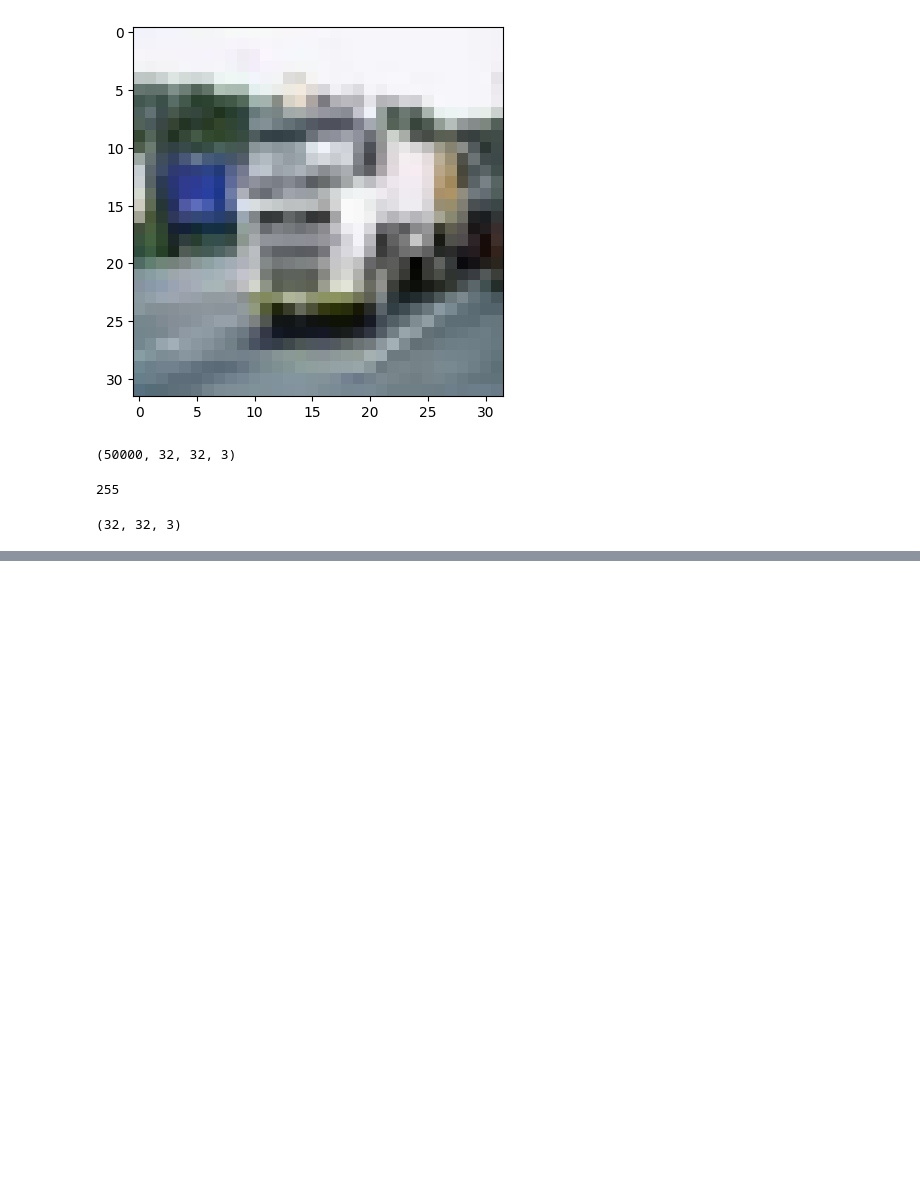
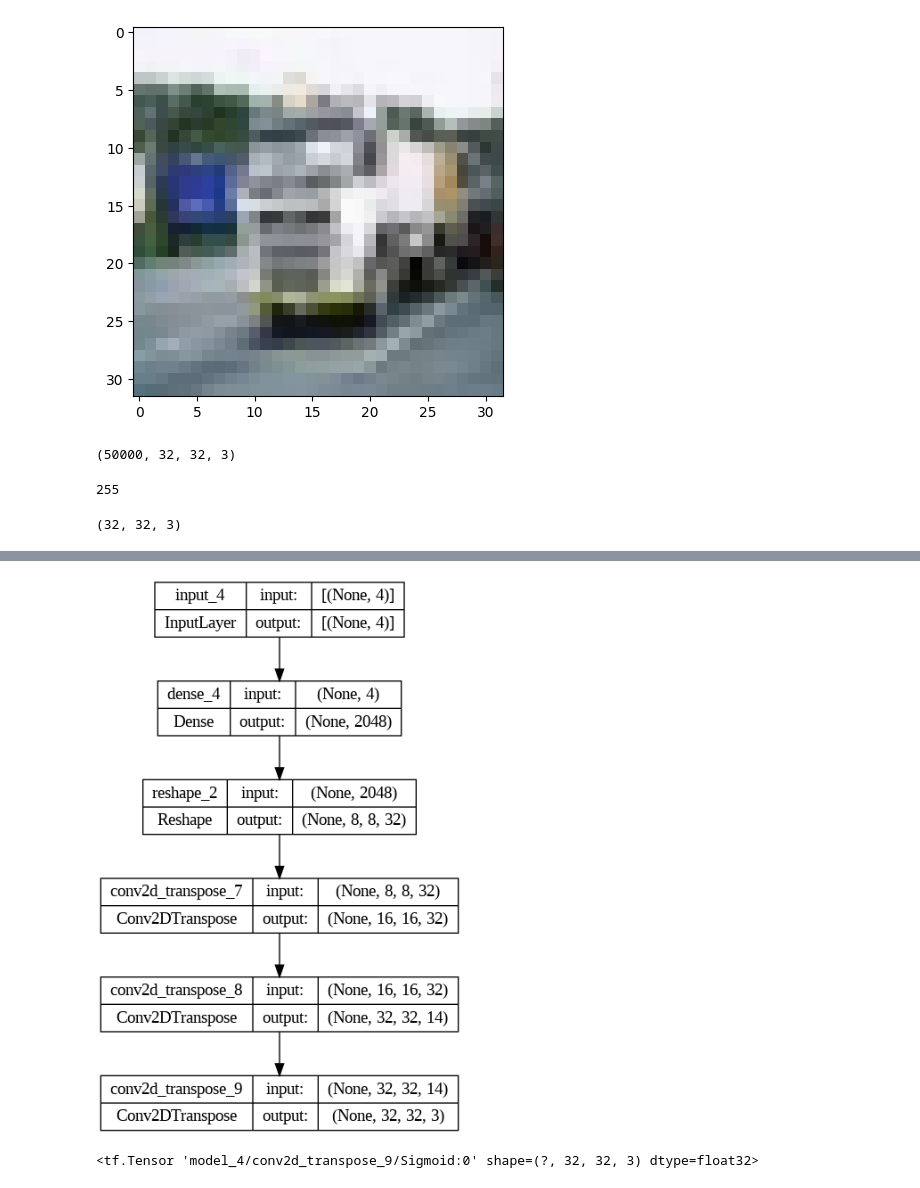
Before and after one commit to Venchislav/Neural-Networks, a Jupyter notebook: CIFAR10_VAE.ipynb, the cells around one changed output, grey strips where cells are left out. Cells and saved outputs as stored; diff of their text form; code cells hidden in the pictures; blank space fills up the shorter version.

```diff
--- a/CIFAR10_VAE.ipynb
+++ b/CIFAR10_VAE.ipynb
@@ -46,3 +53,5 @@ x = layers.MaxPool2D((2, 2))(x)
 
 x = layers.Conv2D(32, 3, padding='same', activation='relu')(x)
 x = layers.MaxPool2D((2, 2))(x)
+
+conv_shape = K.int_shape(x)
@@ -48,0 +80,18 @@ x = layers.MaxPool2D((2, 2))(x)
+# %%
+decoder_input = Input(shape=(dimensions,))
+x = layers.Dense(conv_shape[1] * conv_shape[2] * conv_shape[3], activation='relu')(decoder_input)
+x = layers.Reshape((conv_shape[1], conv_shape[2], conv_shape[3]))(x)
+x = layers.Conv2DTranspose(32, 3, padding='same', activation='relu', strides=(2, 2))(x)
+x = layers.Conv2DTranspose(14, 3, padding='same', activation='relu', strides=(2, 2))(x)
+output = layers.Conv2DTranspose(3, 3, padding='same', activation='sigmoid')(x)
+
+decoder = Model(decoder_input, output)
+# %%
+keras.utils.plot_model(decoder, show_shapes=True)
+# %% [output]
+[figure, added]
+# %%
+z_decoded = decoder(z)
+z_decoded
+# %% [output]
+<tf.Tensor 'model_4/conv2d_transpose_9/Sigmoid:0' shape=(?, 32, 32, 3) dtype=float32>
```
Also changed, not shown: parts of 20 cells of this notebook.
